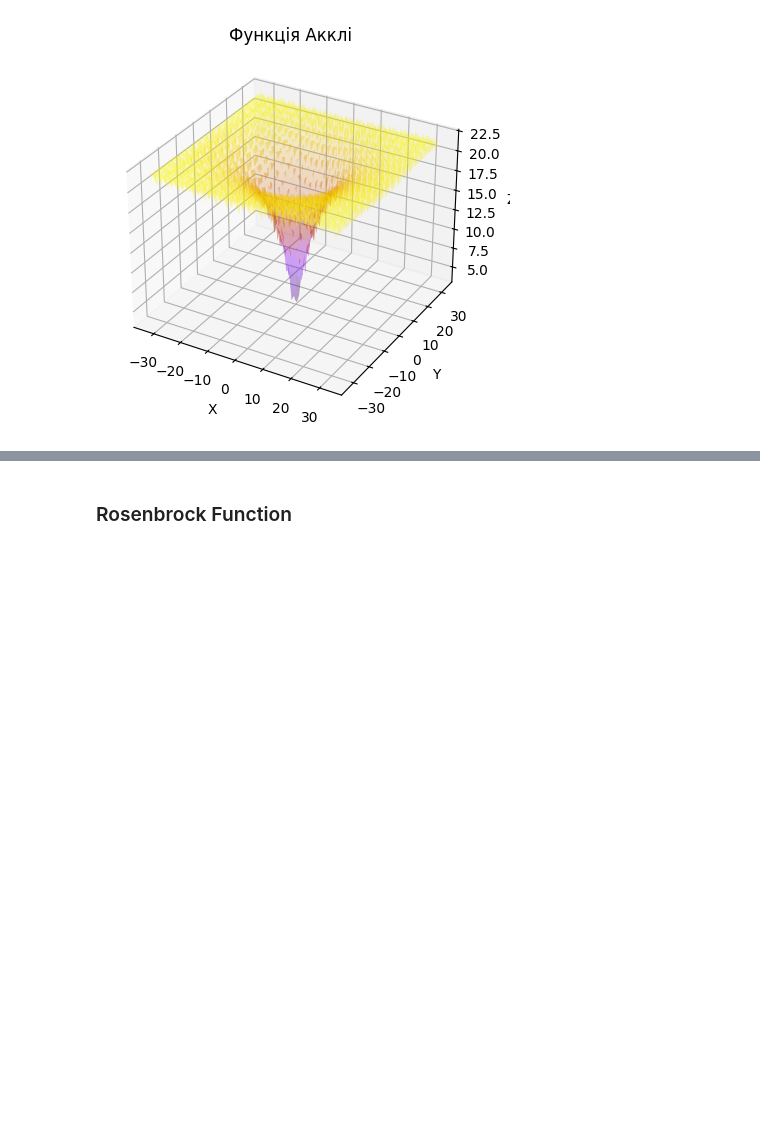
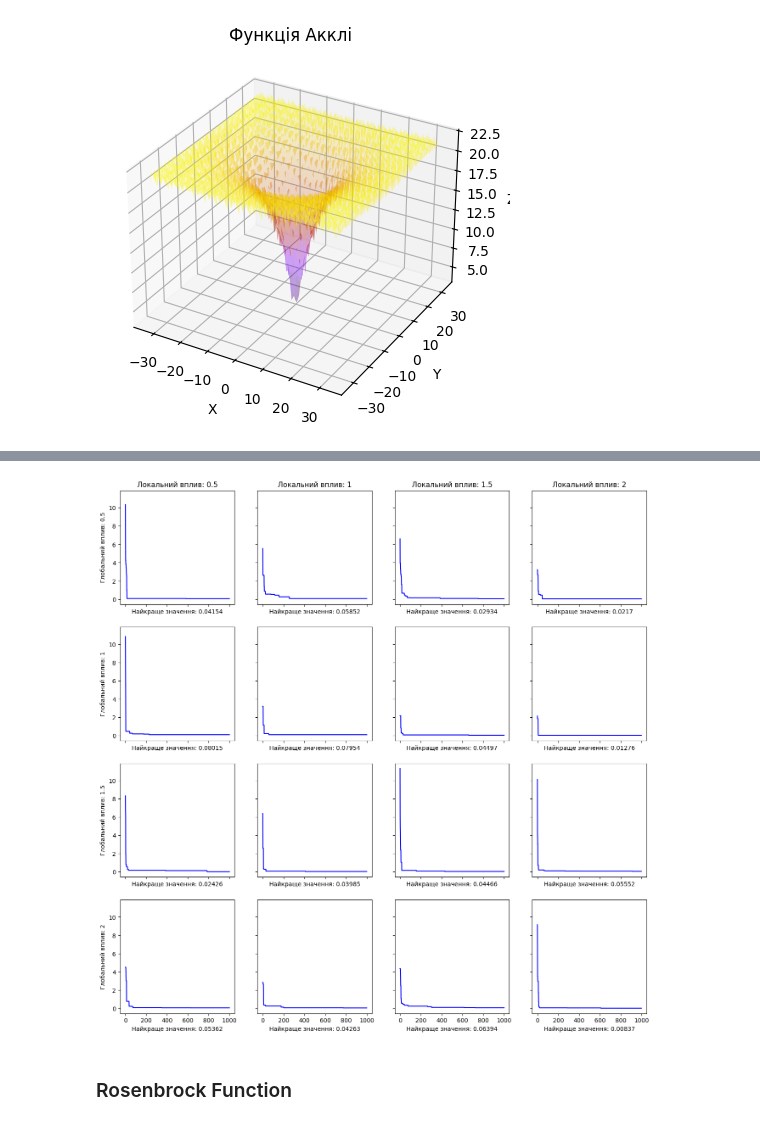
Before and after one commit to BerVol57/IC, a Jupyter notebook: Lab 2/Lab2.ipynb, the cells around one changed output, grey strips where cells are left out. Drawn from its saved outputs; the diff is of its cells as text; code cells hidden in the pictures; blank space fills up the shorter version.

```diff
--- a/Lab 2/Lab2.ipynb
+++ b/Lab 2/Lab2.ipynb
@@ -59,3 +59,19 @@ for p in range(4):
+# %%
+a_s = [.5, 1, 1.5, 2]
+
+fig, axs = plt.subplots(4, 4, figsize=(16, 16), sharex=True, sharey=True)
+
+for a1 in range(4):
+    for a2 in range(4):
+        ackl_bsf, _, _ = sw.PSO(ackley_function, 1000, 75, 2, [-32.768]*2, [32.768]*2, [-5]*2, [5]*2, a_s[a1], a_s[a2])
+        axs[a1][a2].plot(list(range(1000)), ackl_bsf, color="blue")
+        axs[a1][a2].set_xlabel(f"Найкраще значення: {round(min(ackl_bsf), 5)}")
+        if a1 == 0:
+            axs[a1][a2].set_title(f"Локальний вплив: {a_s[a2]}")
+        if a2 == 0:
+            axs[a1][a2].set_ylabel(f"Глобальний вплив: {a_s[a1]}")
+# %% [output]
+[figure, added]
 # %%
 ackl_bsf, ackl_bp, ackl_swrm = sw.PSO(ackley_function, 100, 75, 2, [-32.768]*2, [32.768]*2, [-5]*2, [5]*2)
 # %%
```
Also changed, not shown: parts of 21 cells of this notebook.
